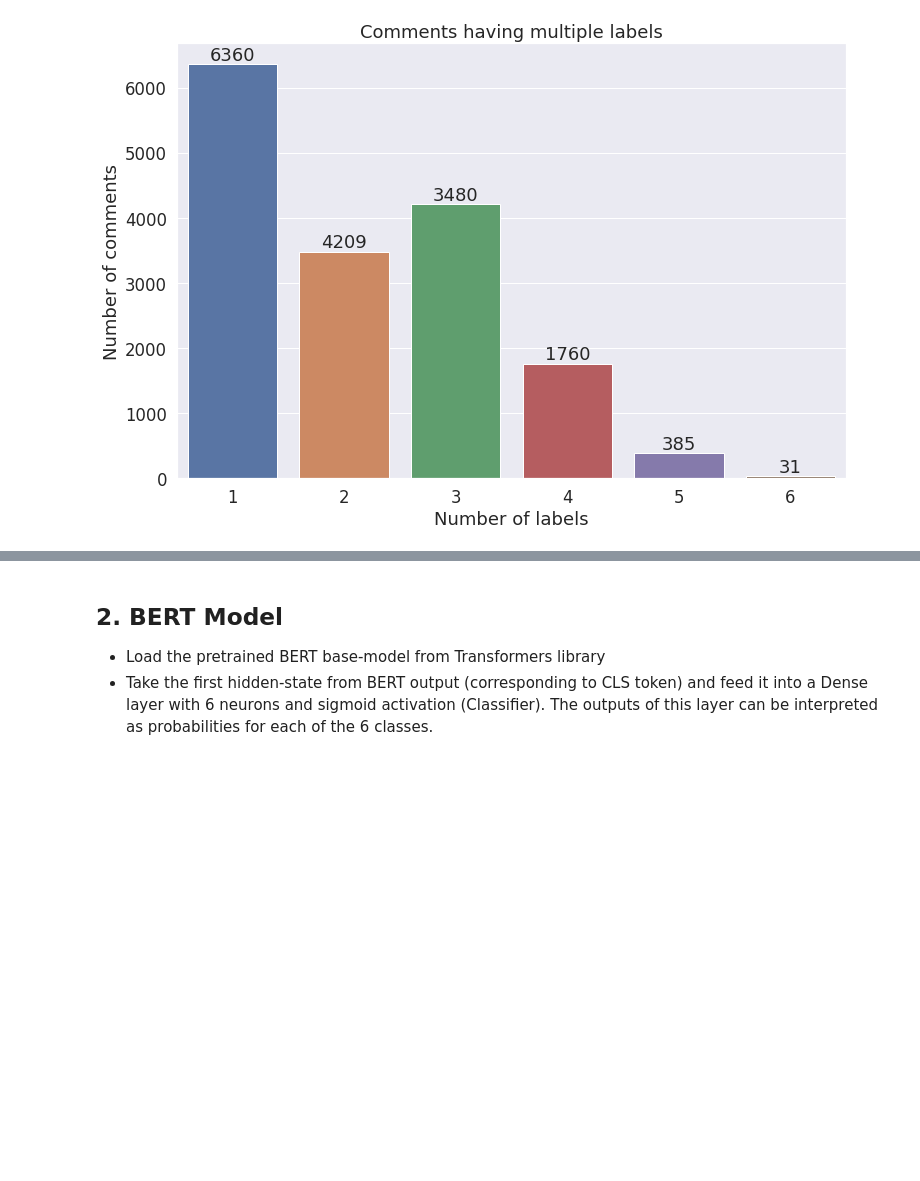
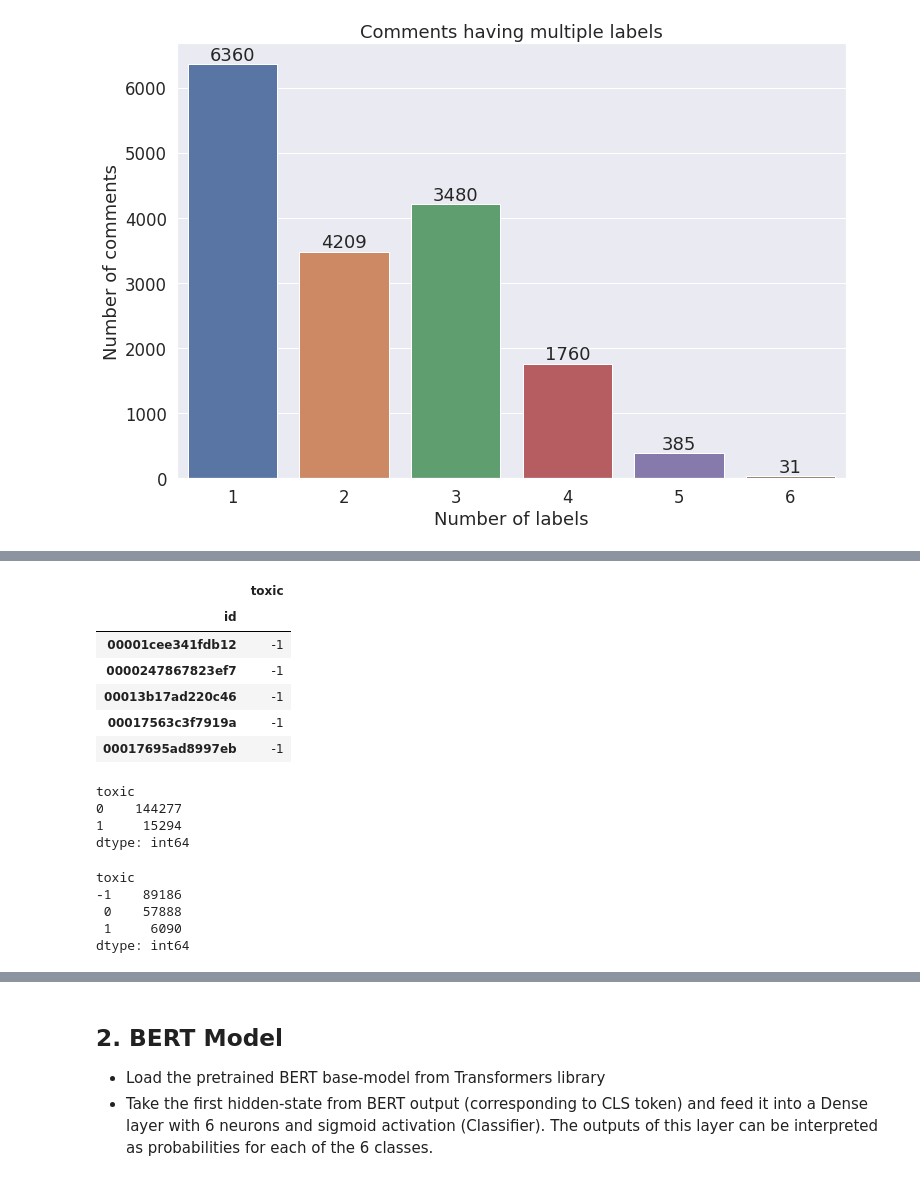
Before and after one commit to charlie-chi-zhang/Multi-Label-Text-classification-Using-BERT, a Jupyter notebook: cz02-2_toxic_binary.ipynb, the cells around one changed output, grey strips where cells are left out. Saved outputs shown, nothing was run; the diff lists cells and outputs as text; code cells hidden in the pictures; blank space fills up the shorter version.

```diff
--- a/cz02-2_toxic_binary.ipynb
+++ b/cz02-2_toxic_binary.ipynb
@@ -118,3 +164,29 @@ plt.show()
+# %%
+df_test_labels_toxic = df_test_labels.iloc[:,0:1]
+df_test_labels_toxic.head()
+# %% [output]
+|  | toxic |
+| id |  |
+| 00001cee341fdb12 | -1 |
+| 0000247867823ef7 | -1 |
+| 00013b17ad220c46 | -1 |
+| 00017563c3f7919a | -1 |
+| 00017695ad8997eb | -1 |
+# %%
+df_train_toxic.groupby([('toxic')]).size()
+# %% [output]
+toxic
+0    144277
+1     15294
+dtype: int64
+# %%
+df_test_labels_toxic.groupby([('toxic')]).size()
+# %% [output]
+toxic
+-1    89186
+ 0    57888
+ 1     6090
+dtype: int64
 # %%
 from transformers import BertTokenizer
 from keras.preprocessing.sequence import pad_sequences
```
Also changed, not shown: parts of 8 cells of this notebook.
